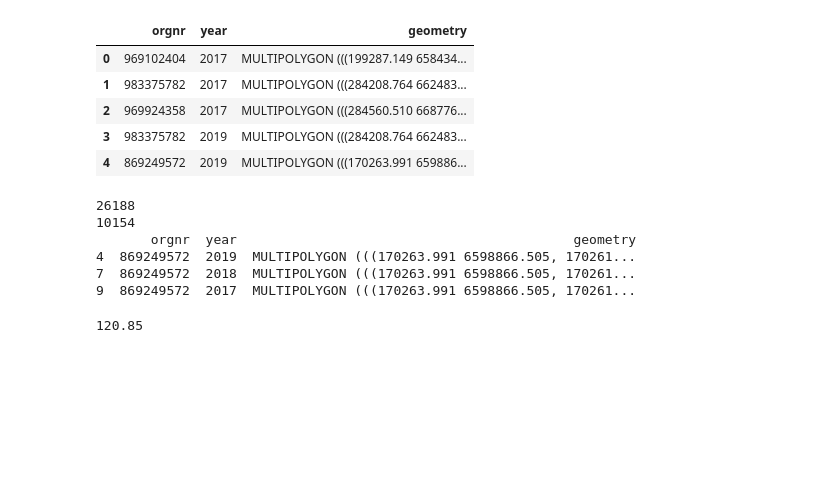
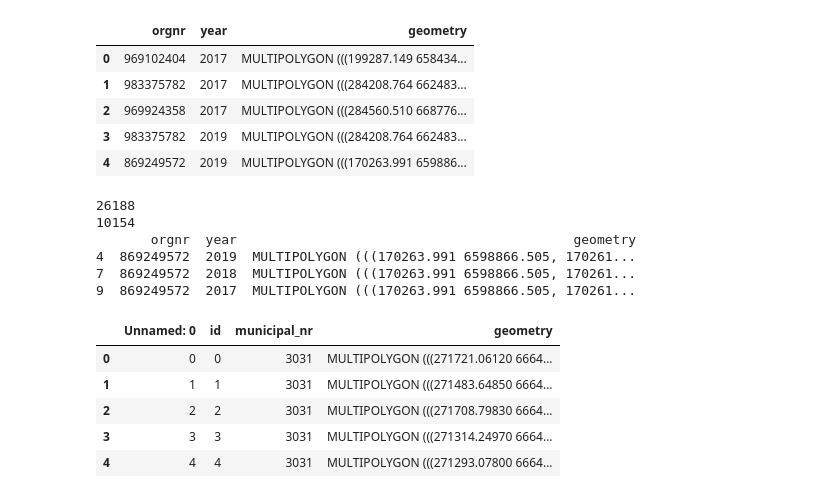
Before and after one commit to Ilumenar/kornmo-master-thesis, a Jupyter notebook: notebooks/data_exploration.ipynb, the cells around one changed output. Saved outputs shown, nothing was run; the diff lists cells and outputs as text; code cells hidden in the pictures; blank space fills up the shorter version.

```diff
--- a/notebooks/data_exploration.ipynb
+++ b/notebooks/data_exploration.ipynb
@@ -264,7 +265,23 @@ print(disp_eien.loc[disp_eien['orgnr'] == 869249572])
 4  869249572  2019  MULTIPOLYGON (((170263.991 6598866.505, 170261...
 7  869249572  2018  MULTIPOLYGON (((170263.991 6598866.505, 170261...
 9  869249572  2017  MULTIPOLYGON (((170263.991 6598866.505, 170261...
-# %%
-29+29*0.25+29*0.20+20+98*0.6
-# %% [output]
-120.85
+# %%
+sys.path.append(os.path.abspath('../kornmo/sentinel'))
+sys.path.insert(0, os.path.abspath('../src'))
+
+from shapely import wkt
+import sentinel_helpers as sh
+import geopandas as gpd
+
+jordsmonn_geometry = pd.read_csv(os.path.join(data_location, 'soil-data/jordsmonn_geometry.csv'))
+jordsmonn_geometry = jordsmonn_geometry.dropna()
+jordsmonn_geometry['geometry'] = jordsmonn_geometry['geometry'].apply(wkt.loads)
+jordsmonn_geometry = gpd.GeoDataFrame(jordsmonn_geometry, crs='epsg:4326')
+jordsmonn_geometry.head()
+# %% [output]
+|  | Unnamed: 0 | id | municipal_nr | geometry |
+| 0 | 0 | 0 | 3031 | MULTIPOLYGON (((271721.06120 6664... |
+| 1 | 1 | 1 | 3031 | MULTIPOLYGON (((271483.64850 6664... |
+| 2 | 2 | 2 | 3031 | MULTIPOLYGON (((271708.79830 6664... |
+| 3 | 3 | 3 | 3031 | MULTIPOLYGON (((271314.24970 6664... |
+| 4 | 4 | 4 | 3031 | MULTIPOLYGON (((271293.07800 6664... |
```
Also changed, not shown: parts of 6 cells of this notebook, 2 other files.
